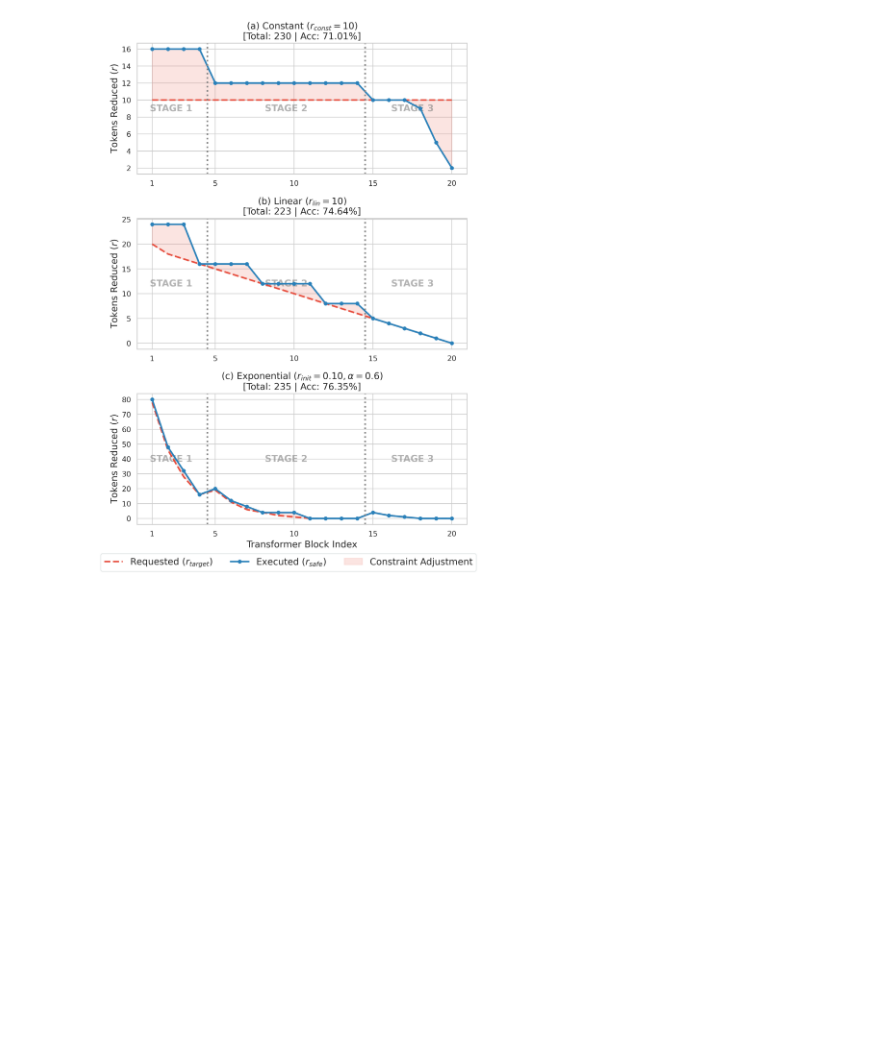
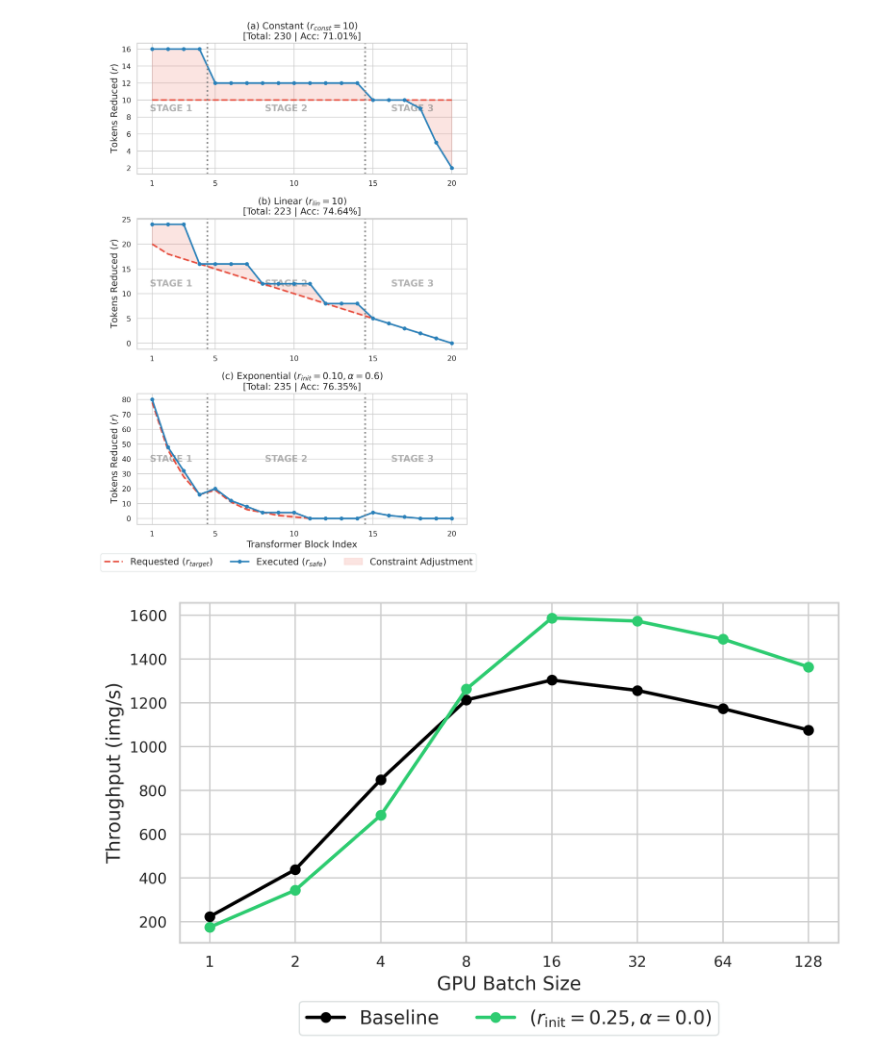
Before and after one commit to junseokm/sret-tome, a Jupyter notebook: notebooks/plots.ipynb, the cells around one changed output. Saved outputs shown, nothing was run; the diff lists cells and outputs as text; code cells hidden in the pictures; blank space fills up the shorter version.

Commit message:
Add batch size cross over plot

```diff
--- a/notebooks/plots.ipynb
+++ b/notebooks/plots.ipynb
@@ -331,3 +331,41 @@ plt.show()
 plt.close(fig)
 # %% [output]
 [figure]
+# %%
+import matplotlib.pyplot as plt
+import seaborn as sns
+
+sns.set_theme(style="whitegrid", palette="muted")
+plt.rcParams.update({
+    'font.size': 14,
+    'axes.labelsize': 14,
+    'axes.titlesize': 14,
+    'legend.fontsize': 14,
+    'figure.dpi': 300,
+    'lines.linewidth': 2.5
+})
+
+batch_sizes = [1, 2, 4, 8, 16, 32, 64, 128]
+baseline_throughput = [223.82, 438.91, 849.44, 1213.81, 1304.58, 1256.94, 1173.99, 1076.16]
+opt_throughput = [175.32, 344.65, 686.65, 1263.13, 1587.99, 1573.91, 1491.64, 1364.47] # r_init=0.25, alpha=0.0
+
+fig, ax = plt.subplots(figsize=(8, 5))
+
+ax.plot(batch_sizes, baseline_throughput, marker='o', linestyle='-', color='black', linewidth=2.5, markersize=7, label='Baseline')
+ax.plot(batch_sizes, opt_throughput, marker='o', linestyle='-', color='#2ecc71', linewidth=2.5, markersize=7, label=r'($r_{\text{init}}=0.25, \alpha=0.0$)')
+
+ax.set_xscale('log', base=2)
+ax.set_xticks(batch_sizes)
+ax.get_xaxis().set_major_formatter(plt.ScalarFormatter())
+
+ax.set_xlabel('GPU Batch Size')
+ax.set_ylabel('Throughput (img/s)')
+ax.legend(loc='lower center', bbox_to_anchor=(0.5, -0.3), ncol=3, frameon=True, facecolor='white', edgecolor='#d5dbdb')
+
+plt.tight_layout()
+fig.savefig('../plots/batch_sizes.pdf', bbox_inches='tight')
+fig.savefig('../plots/batch_sizes.png', bbox_inches='tight')
+plt.show()
+plt.close(fig)
+# %% [output]
+[figure, added]
```
Also changed, not shown: 2 other files.
